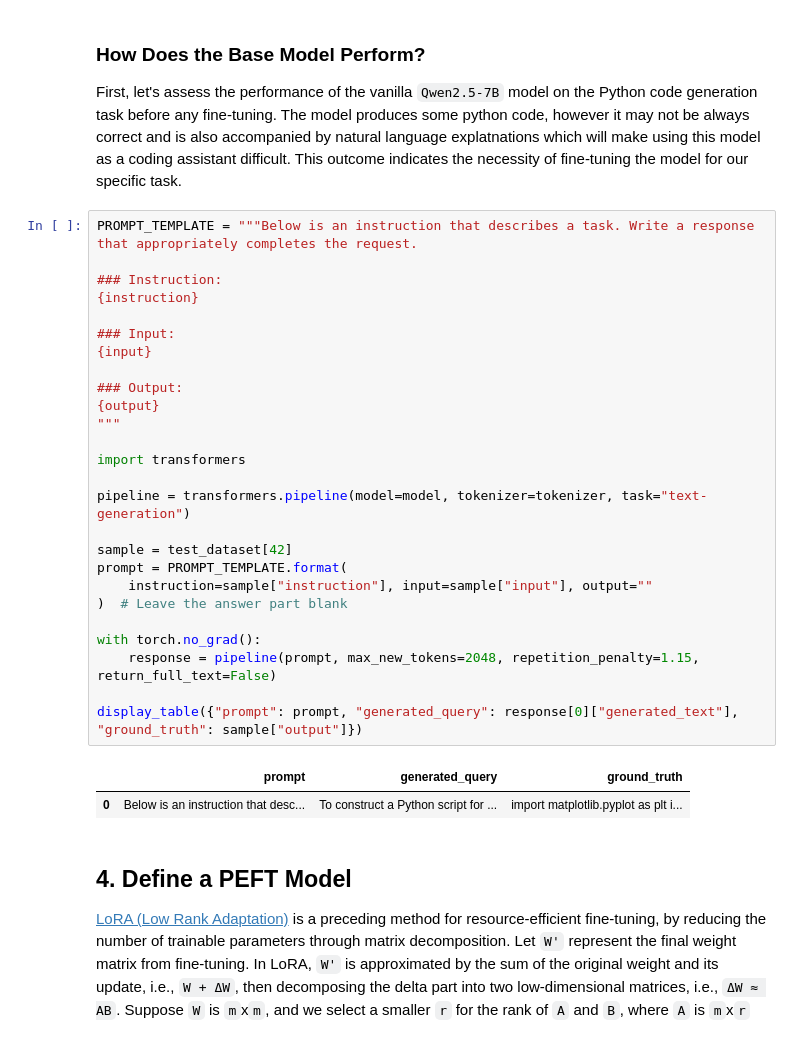
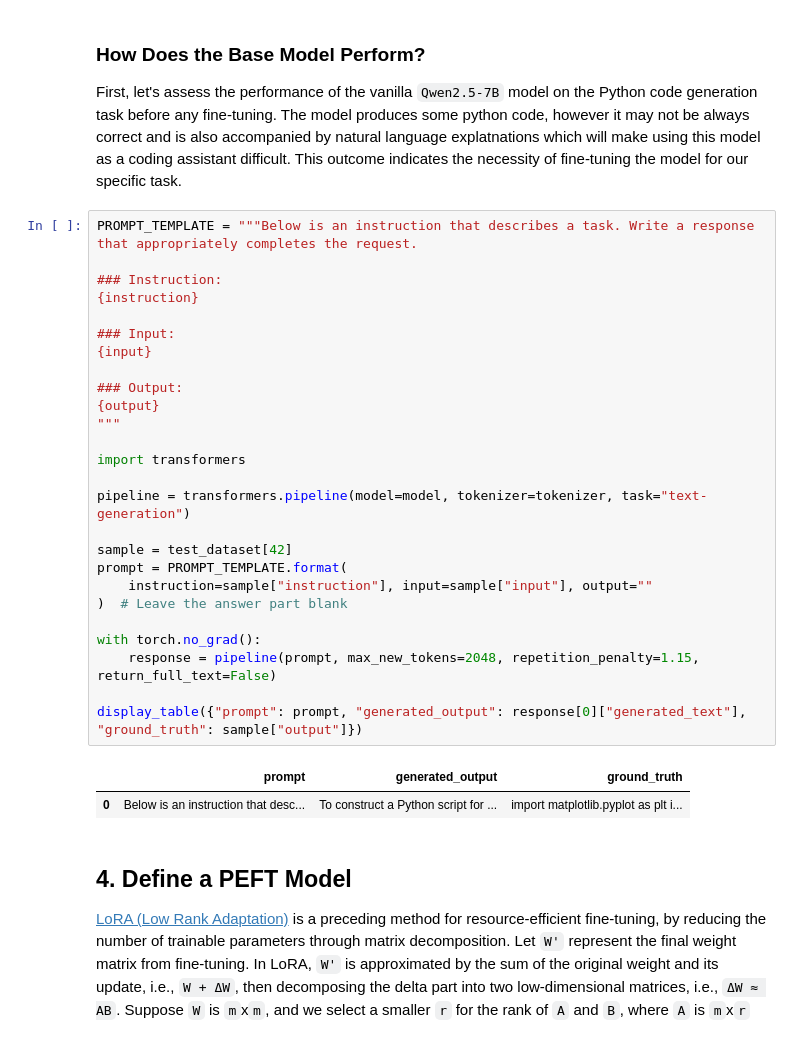
Before and after one commit to mnrozhkov/nebius-ai-examples, a Jupyter notebook: finetuning/qwen-peft-with-mlflow.ipynb, the cells around one changed output. Cells and saved outputs as stored; diff of their text form.

```diff
--- a/finetuning/qwen-peft-with-mlflow.ipynb
+++ b/finetuning/qwen-peft-with-mlflow.ipynb
@@ -165,31 +145,31 @@ First, let's assess the performance of the vanilla `Qwen2.5-7B` model on the Pyt
 # %%
 PROMPT_TEMPLATE = """Below is an instruction that describes a task. Write a response that appropriately completes the request.
 
 ### Instruction:
 {instruction}
 
 ### Input:
 {input}
 
 ### Output:
 {output}
 """
 
 import transformers
 
 pipeline = transformers.pipeline(model=model, tokenizer=tokenizer, task="text-generation")
 
 sample = test_dataset[42]
 prompt = PROMPT_TEMPLATE.format(
     instruction=sample["instruction"], input=sample["input"], output=""
 )  # Leave the answer part blank
 
 with torch.no_grad():
     response = pipeline(prompt, max_new_tokens=2048, repetition_penalty=1.15, return_full_text=False)
 
-display_table({"prompt": prompt, "generated_query": response[0]["generated_text"], "ground_truth": sample["output"]})
+display_table({"prompt": prompt, "generated_output": response[0]["generated_text"], "ground_truth": sample["output"]})
 # %% [output]
-|  | prompt | generated_query | ground_truth |
+|  | prompt | generated_output | ground_truth |
 | 0 | Below is an instruction that desc... | To construct a Python script for ... | import matplotlib.pyplot as plt i... |
 # %% [markdown]
 ## 4. Define a PEFT Model
```
Also changed, not shown: parts of 16 cells of this notebook, 2 other files.
